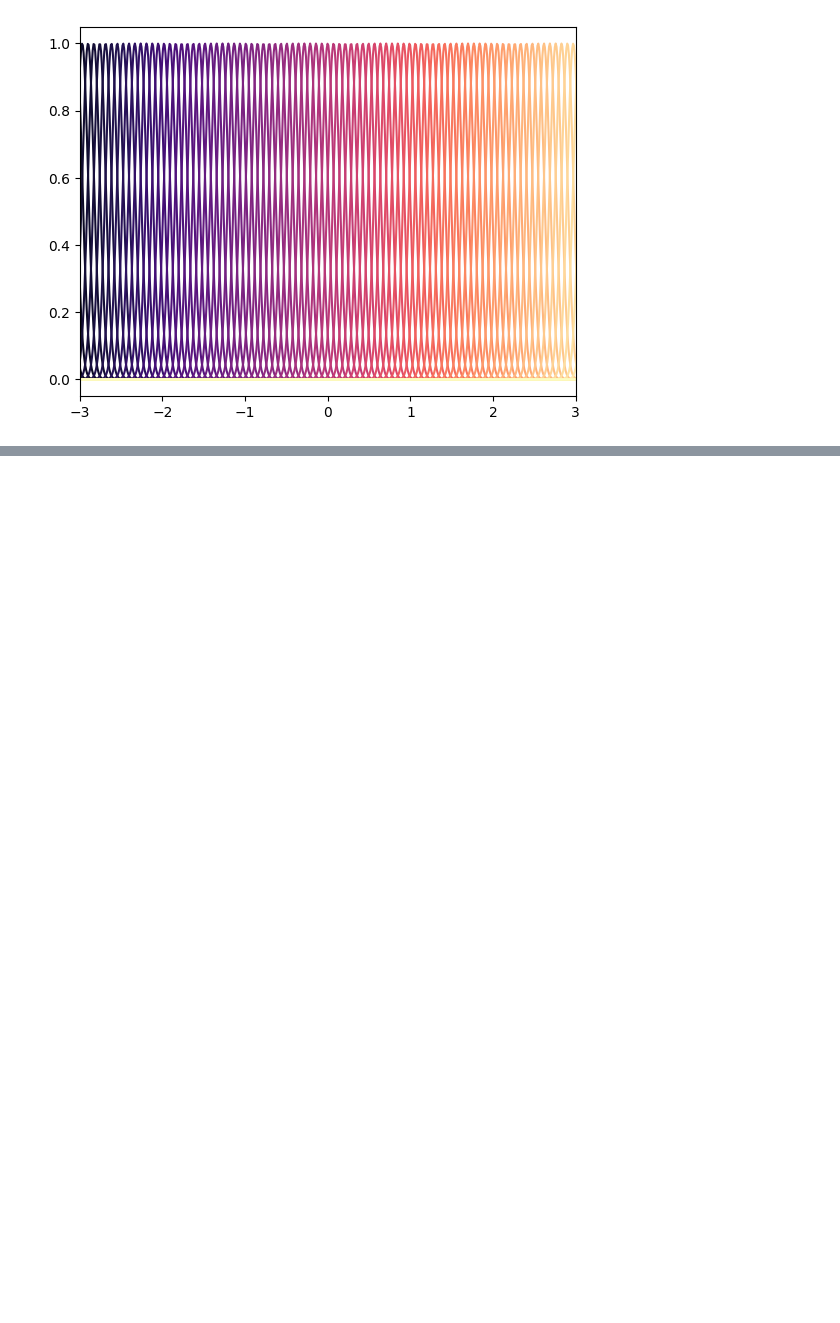
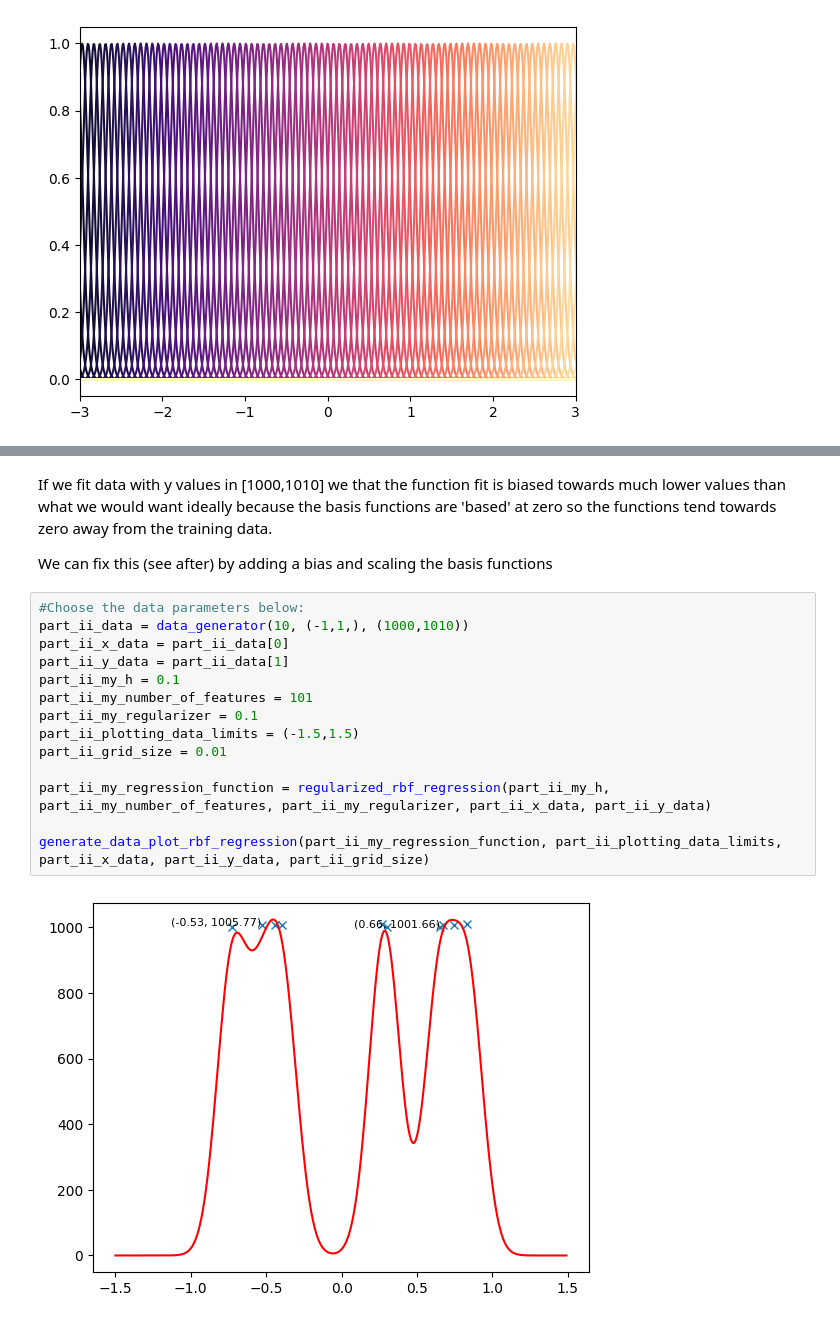
Before and after one commit to michaeldunn99/mlpr_tutorials, a Jupyter notebook: tutorial_01/rbf.ipynb, the cells around one changed output, grey strips where cells are left out. Saved outputs shown, nothing was run; the diff lists cells and outputs as text; blank space fills up the shorter version.

```diff
--- a/tutorial_01/rbf.ipynb
+++ b/tutorial_01/rbf.ipynb
@@ -330,0 +214,20 @@ plt.show()
+# %% [markdown]
+If we fit data with y values in [1000,1010] we that the function fit is biased towards much lower values than what we would want ideally because the basis functions are 'based' at zero so the functions tend towards zero away from the training data.
+
+We can fix this (see after) by adding a bias and scaling the basis functions
+# %%
+#Choose the data parameters below:
+part_ii_data = data_generator(10, (-1,1,), (1000,1010))
+part_ii_x_data = part_ii_data[0]
+part_ii_y_data = part_ii_data[1]
+part_ii_my_h = 0.1
+part_ii_my_number_of_features = 101
+part_ii_my_regularizer = 0.1
+part_ii_plotting_data_limits = (-1.5,1.5)
+part_ii_grid_size = 0.01
+
+part_ii_my_regression_function = regularized_rbf_regression(part_ii_my_h, part_ii_my_number_of_features, part_ii_my_regularizer, part_ii_x_data, part_ii_y_data)
+
+generate_data_plot_rbf_regression(part_ii_my_regression_function, part_ii_plotting_data_limits, part_ii_x_data, part_ii_y_data, part_ii_grid_size)
+# %% [output]
+[figure, added]
```
Also changed, not shown: parts of 10 cells of this notebook.
